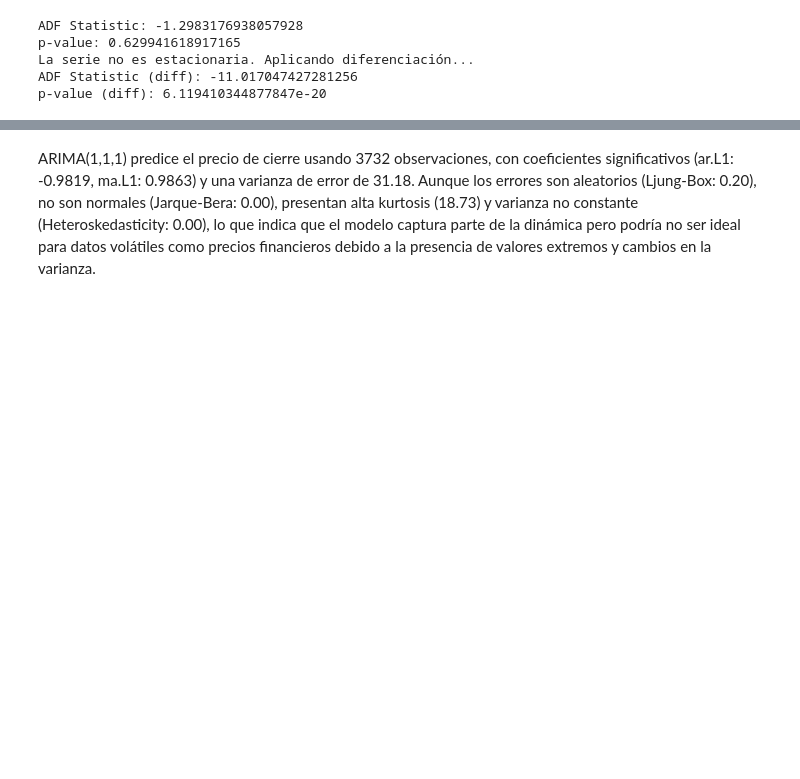
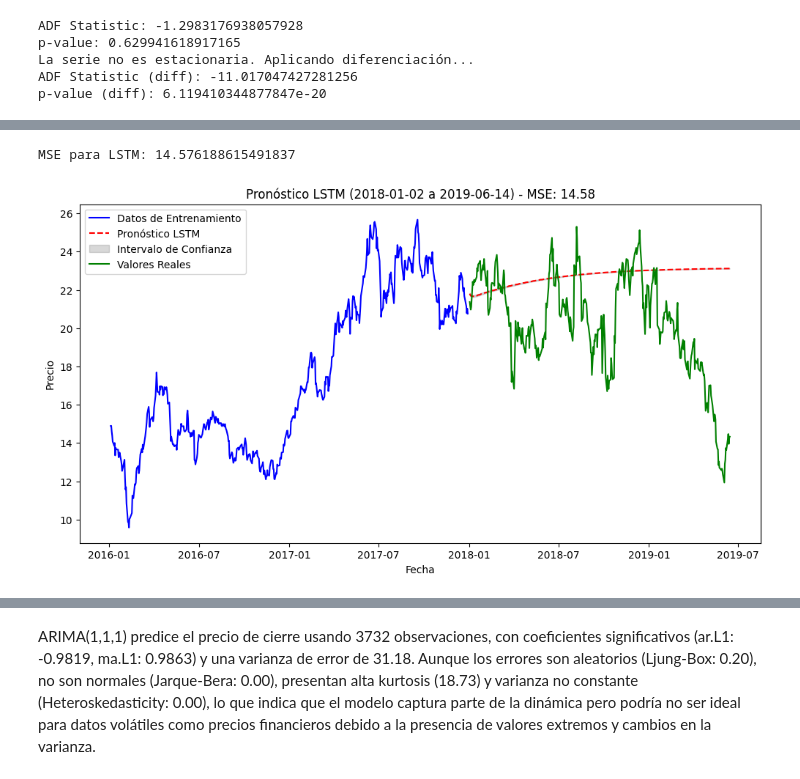
Before and after one commit to aiquimia/Introduccion-AI-DS-Haciendo-Ciencia, a Jupyter notebook: sugerencias/Proyecto_Final_Julio_Sugerencia.ipynb, the cells around one changed output, grey strips where cells are left out. Drawn from its saved outputs; the diff is of its cells as text; code cells hidden in the pictures; blank space fills up the shorter version.

```diff
--- a/sugerencias/Proyecto_Final_Julio_Sugerencia.ipynb
+++ b/sugerencias/Proyecto_Final_Julio_Sugerencia.ipynb
@@ -118,0 +148,34 @@ Warnings:
+# %%
+# Pronóstico LSTM con intervalo de confianza aproximado
+def lstm_forecast_with_confidence(df, days, window=60, n_simulations=10):
+    X, y, scaler = prepare_lstm_data(df, window)
+    train_size = int(len(X) * 0.8)
+    X_train, y_train = X[:train_size], y[:train_size]
+
+    # Entrenar modelo LSTM
+    model = Sequential()
+    model.add(LSTM(50, return_sequences=True, input_shape=(window, 1)))
+    model.add(LSTM(50))
+    model.add(Dense(1))
+    model.compile(optimizer='adam', loss='mse')
+    model.fit(X_train, y_train, epochs=10, batch_size=32, verbose=0)
+
+    # Generar pronóstico base y simulaciones para intervalo de confianza
+    last_sequence = scaler.transform(df['Close'][-window:].values.reshape(-1, 1))
+    forecasts = []
+    for _ in range(n_simulations):
+        noisy_sequence = last_sequence + np.random.normal(0, 0.01, last_sequence.shape)
+        noisy_sequence = noisy_sequence.reshape((1, window, 1))
+        forecast = []
+        current_sequence = noisy_sequence.copy()
+        for _ in range(days):
+            pred = model.predict(current_sequence, verbose=0)
+            forecast.append(pred[0, 0])
+            current_sequence = np.append(current_sequence[:, 1:, :], pred.reshape(1, 1, 1), axis=1)
+        forecasts.append(scaler.inverse_transform(np.array(forecast).reshape(-1, 1)).flatten())
+
+    forecasts = np.array(forecasts)
+    forecast_mean = np.mean(forecasts, axis=0)
+    lower_bound = np.percentile(forecasts, 5, axis=0)
+    upper_bound = np.percentile(forecasts, 95, axis=0)
+    return forecast_mean, lower_bound, upper_bound
@@ -118,0 +291,6 @@ Warnings:
+# %%
+# Plotear LSTM con cono de confianza y valores reales
+plot_forecast_with_real_values(tesla_data_df, train_df, lstm_forecast_with_confidence, 365, 'LSTM')
+# %% [output]
+MSE para LSTM: 14.576188615491837
+[figure, added]
```
Also changed, not shown: parts of 14 cells of this notebook.
